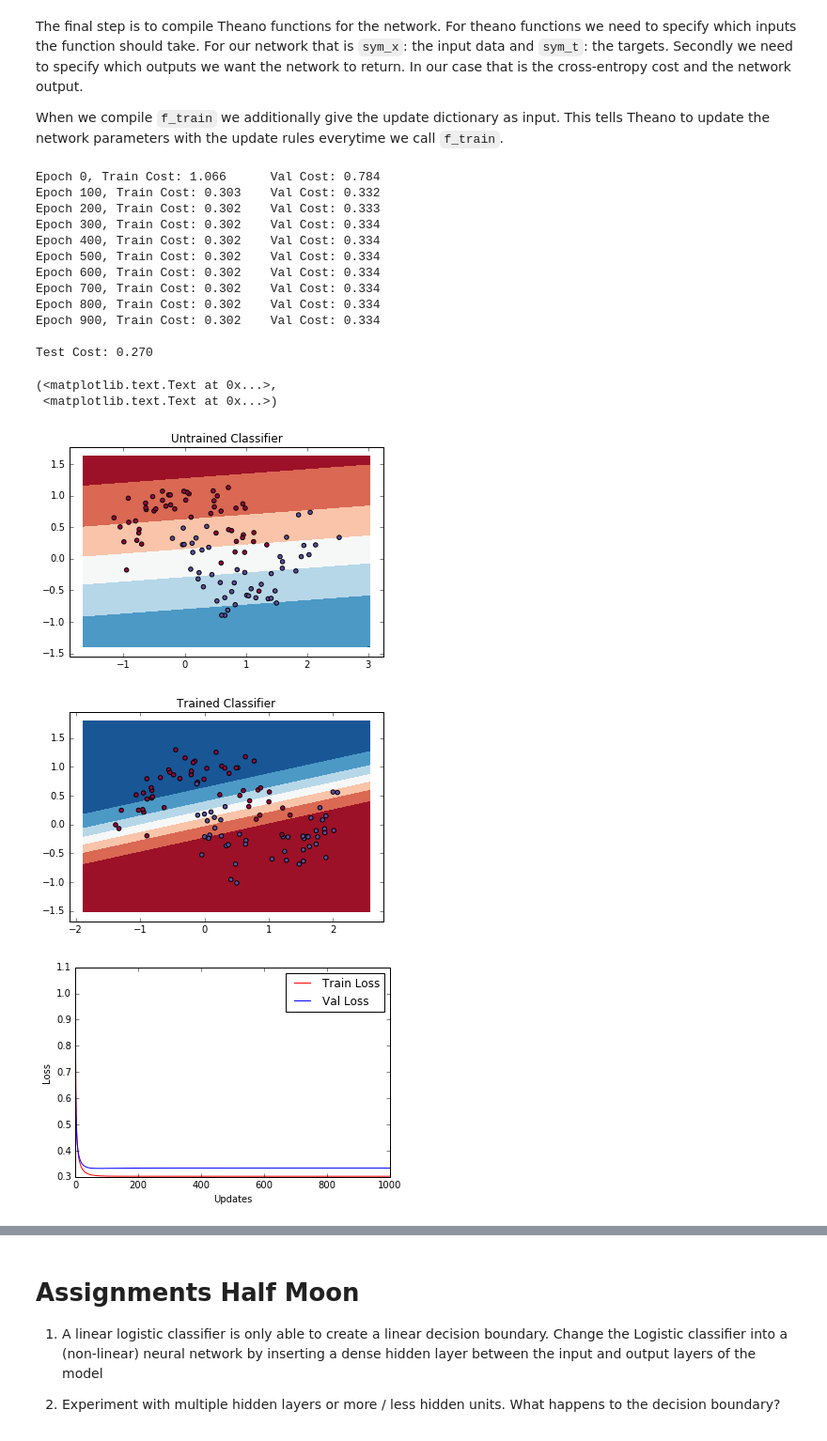
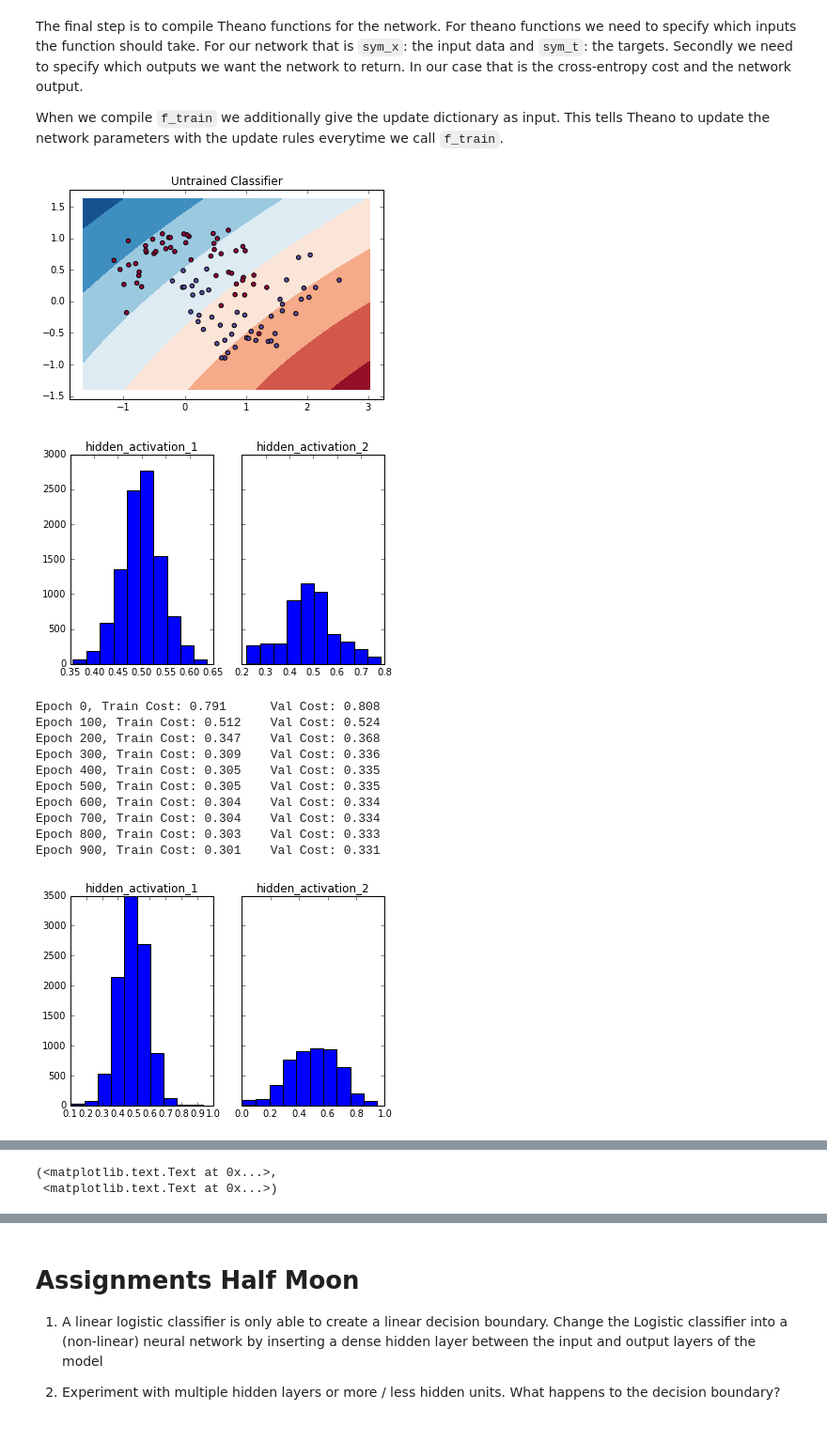
Before and after one commit to AdamPalmar/02456-Deep-learning-AP, a Jupyter notebook: week1/lab1_FFN.ipynb, the cells around one changed output, grey strips where cells are left out. Shown: that part at 94% size. Saved outputs shown, nothing was run; the diff lists cells and outputs as text; code cells hidden in the pictures.

```diff
--- a/week1/lab1_FFN.ipynb
+++ b/week1/lab1_FFN.ipynb
@@ -110,15 +91,17 @@ A layer in Lasagne does the following:
 2. Computes $y = nonlinearity(xW + b)$
 # %%
 from lasagne.updates import sgd # stochastic gradient descent optimization algorithm.
-from lasagne.nonlinearities import leaky_rectify, softmax, tanh
-from lasagne.layers import InputLayer, DenseLayer
-
-
+from lasagne.nonlinearities import leaky_rectify, softmax, tanh, sigmoid, rectify
+from lasagne.layers import InputLayer, DenseLayer , DropoutLayer
+from lasagne.regularization import regularize_layer_params_weighted, l2, l1
+from lasagne.layers import GaussianNoiseLayer
 #MODEL SPECIFICATION
 l_in = InputLayer(shape=(None, num_features))
 #INSERT HIDDEN LAYER HERE
 #l = DenseLayer(incoming=l,.....
-l_out = DenseLayer(incoming=l_in, num_units=2, nonlinearity=softmax, name='outputlayer')
+l_hidden_1 = DenseLayer(incoming=l_in,num_units=100,nonlinearity=sigmoid,name='hiddenlayer')
+l_hidden_2 = DenseLayer(incoming=l_hidden_1,num_units=50,nonlinearity=sigmoid,name='hiddenlayer')
+l_out = DenseLayer(incoming=l_hidden_2, num_units=2, nonlinearity=softmax, name='outputlayer')
 #We use two output units since we have two classes. The softmax function ensures that the the class probabilities sum to 1.
 # %% [markdown]
 After we have built the network we can use the helper functions of lasagne to
@@ -133,6 +116,10 @@ sym_t = T.ivector('target') # a symbolic variable taking on the value of the tar
 
 # Get network output
 train_out = lasagne.layers.get_output(l_out, {l_in: sym_x}, deterministic=False)
+hidden_1_out =lasagne.layers.get_output(l_hidden_1, {l_in: sym_x}, deterministic=False)
+hidden_2_out =lasagne.layers.get_output(l_hidden_2, {l_in: sym_x}, deterministic=False)
+
+
 eval_out = lasagne.layers.get_output(l_out, {l_in: sym_x}, deterministic=True)
 
 # Get list of all trainable parameters in the network.
@@ -165,7 +156,8 @@ all_grads = T.grad(cost_train, all_params)
 
 # Set the update function for parameters
 # you might want to experiment with more advanded update schemes like rmsprob, adadelta etc.
-updates = lasagne.updates.sgd(all_grads, all_params, learning_rate=1.0)
+#updates = lasagne.updates.sgd(all_grads, all_params, learning_rate=1.0)
+updates = lasagne.updates.adam(all_grads, all_params)
 # %% [markdown]
 The final step is to compile Theano functions for the network. For theano functions we need to specify which inputs the function should take. For our network that is ``sym_x``: the input data and ``sym_t``: the targets. Secondly we need to specify which outputs we want the network to return. In our case that is the cross-entropy cost and the network output.
 
@@ -175,7 +167,7 @@ f_eval = theano.function(inputs=[sym_x, sym_t],
                          outputs=[cost_eval, eval_out])
 
 f_train = theano.function(inputs=[sym_x, sym_t],
-                          outputs=[cost_train, eval_out],
+                          outputs=[cost_train, eval_out,hidden_1_out,hidden_2_out],
                           updates=updates)
 
 #now you have three functions.
@@ -190,48 +182,57 @@ f_pred = theano.function(inputs=[sym_x],
 plot_decision_boundary(lambda x: f_pred(x), X_val,y_val)
 plt.title("Untrained Classifier")
 
-num_epochs = 1000
+num_epochs = 2000
 
 train_cost, val_cost = [],[]
 for e in range(num_epochs):
     out = f_train(X_tr,y_tr)
+
     #out = [cost, y_pred]
     train_cost += [out[0]]
+    if e % 1000 == 0:
+        hidden_activations_1 = out[2].flatten()
+        hidden_activations_2 = out[3].flatten()
+
+        f, (ax1, ax2) = plt.subplots(1, 2, sharey=True)
+        ax1.hist(hidden_activations_1)
+        ax1.set_title('hidden_activation_1')
+        ax2.hist(hidden_activations_2)
+        ax2.set_title('hidden_activation_2')
+        plt.show()
+
+
 
     out = f_eval(X_val,y_val)
     val_cost += [out[0]]
 
     if e % 100 == 0:
         print("Epoch %i, Train Cost: %0.3f\tVal Cost: %0.3f"%(e, train_cost[-1],val_cost[-1]))
 
 
 out = f_eval(X_te,y_te)
 test_cost = out[0]
 print("\nTest Cost: %0.3f"%(test_cost))
 
 plot_decision_boundary(lambda x: f_pred(x), X_te, y_te)
 plt.title("Trained Classifier")
 
 epoch = np.arange(len(train_cost))
 plt.figure()
 plt.plot(epoch,train_cost,'r',epoch,val_cost,'b')
 plt.legend(['Train Loss','Val Loss'])
 plt.xlabel('Updates'), plt.ylabel('Loss')
 # %% [output]
-Epoch 0, Train Cost: 1.066      Val Cost: 0.784
-Epoch 100, Train Cost: 0.303    Val Cost: 0.332
-Epoch 200, Train Cost: 0.302    Val Cost: 0.333
-Epoch 300, Train Cost: 0.302    Val Cost: 0.334
-Epoch 400, Train Cost: 0.302    Val Cost: 0.334
-Epoch 500, Train Cost: 0.302    Val Cost: 0.334
-Epoch 600, Train Cost: 0.302    Val Cost: 0.334
-Epoch 700, Train Cost: 0.302    Val Cost: 0.334
-Epoch 800, Train Cost: 0.302    Val Cost: 0.334
-Epoch 900, Train Cost: 0.302    Val Cost: 0.334
-
-Test Cost: 0.270
-(<matplotlib.text.Text at 0x...>,
- <matplotlib.text.Text at 0x...>)
-[figure, old version]
+[figure, new version]
-[figure, old version]
+[figure, new version]
+Epoch 0, Train Cost: 0.791      Val Cost: 0.808
+Epoch 100, Train Cost: 0.512    Val Cost: 0.524
+Epoch 200, Train Cost: 0.347    Val Cost: 0.368
+Epoch 300, Train Cost: 0.309    Val Cost: 0.336
+Epoch 400, Train Cost: 0.305    Val Cost: 0.335
+Epoch 500, Train Cost: 0.305    Val Cost: 0.335
+Epoch 600, Train Cost: 0.304    Val Cost: 0.334
+Epoch 700, Train Cost: 0.304    Val Cost: 0.334
+Epoch 800, Train Cost: 0.303    Val Cost: 0.333
+Epoch 900, Train Cost: 0.301    Val Cost: 0.331
-[figure, old version]
+[figure, new version]
@@ -237,0 +251,2 @@ Test Cost: 0.270
+(<matplotlib.text.Text at 0x...>,
+ <matplotlib.text.Text at 0x...>)
```
Also changed, not shown: parts of 16 cells of this notebook, 19 other files.
